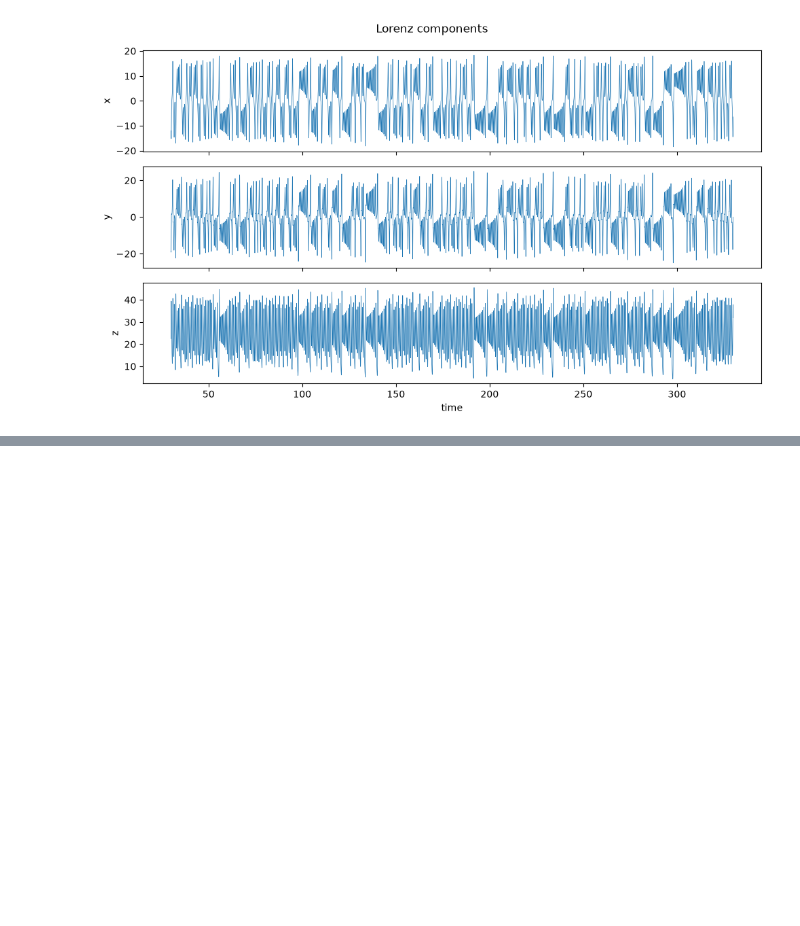
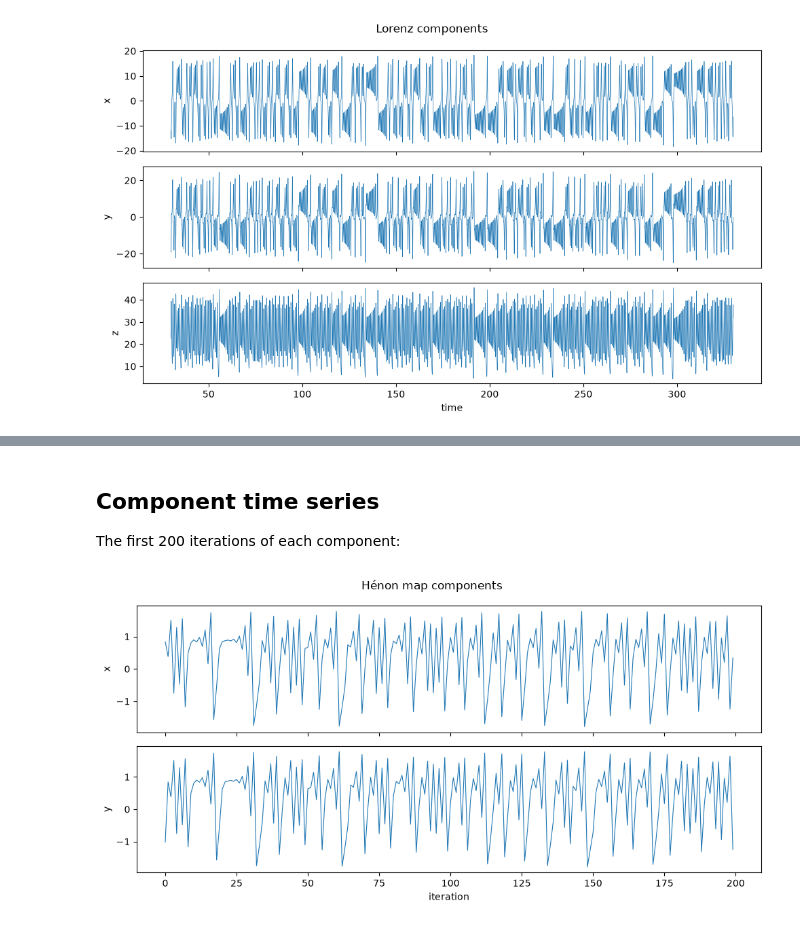
Before and after one commit to ieeningnwq/nolitisea, a Jupyter notebook: examples/generate.ipynb, the cells around one changed output, grey strips where cells are left out. Drawn from its saved outputs; the diff is of its cells as text; code cells hidden in the pictures; blank space fills up the shorter version.

```diff
--- a/examples/generate.ipynb
+++ b/examples/generate.ipynb
@@ -83,0 +117,20 @@ plt.show()
+# %% [markdown]
+## Component time series
+
+The first 200 iterations of each component:
+# %%
+n_show = 200
+iters = np.arange(n_show)
+
+fig, axes = plt.subplots(2, 1, figsize=(10, 5), sharex=True)
+axes[0].plot(iters, X[:n_show], lw=0.8)
+axes[0].set_ylabel('x')
+axes[1].plot(iters, Y[:n_show], lw=0.8)
+axes[1].set_ylabel('y')
+axes[1].set_xlabel('iteration')
+fig.suptitle('Hénon map components')
+
+plt.tight_layout()
+plt.show()
+# %% [output]
+[figure, added]
```
Also changed, not shown: parts of 7 cells of this notebook, 3 other files.
